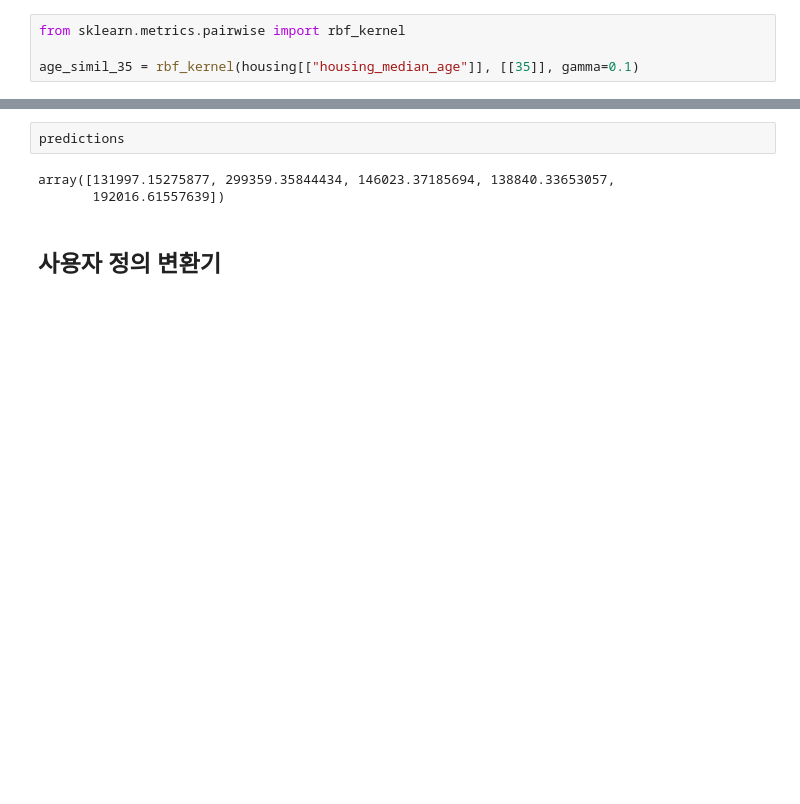
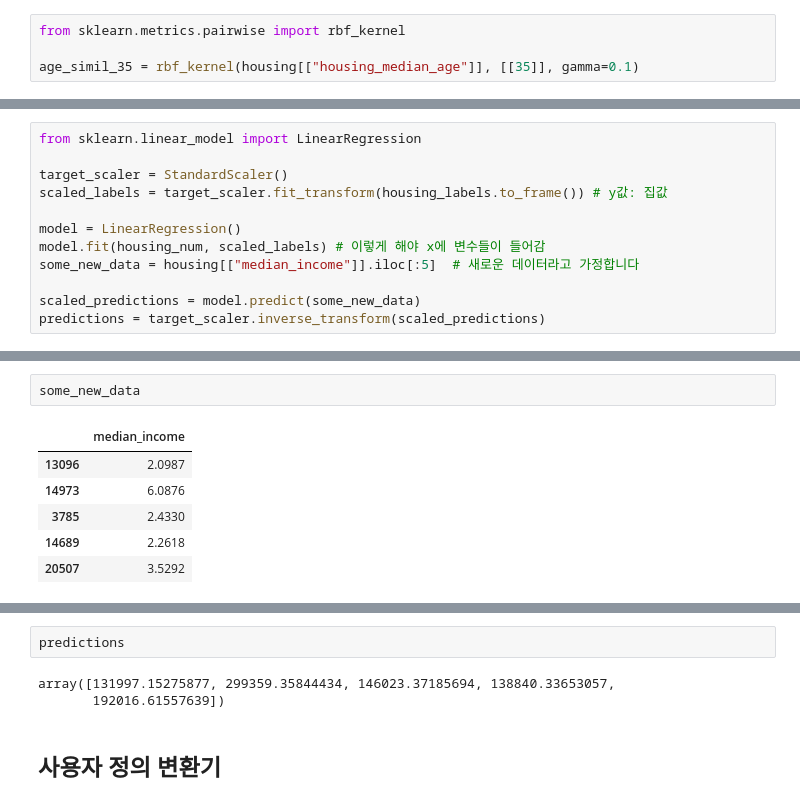
Before and after one commit to idseop/MachineLearning, a Jupyter notebook: 02_end_to_end_machine_learning_project.ipynb, the cells around one changed output, grey strips where cells are left out. Cells and saved outputs as stored; diff of their text form; blank space fills up the shorter version.

```diff
--- a/02_end_to_end_machine_learning_project.ipynb
+++ b/02_end_to_end_machine_learning_project.ipynb
@@ -859,0 +860,12 @@ array([[131997.15275877],
+# %%
+from sklearn.linear_model import LinearRegression
+
+target_scaler = StandardScaler()
+scaled_labels = target_scaler.fit_transform(housing_labels.to_frame()) # y값: 집값
+
+model = LinearRegression()
+model.fit(housing_num, scaled_labels) # 이렇게 해야 x에 변수들이 들어감
+some_new_data = housing[["median_income"]].iloc[:5]  # 새로운 데이터라고 가정합니다
+
+scaled_predictions = model.predict(some_new_data)
+predictions = target_scaler.inverse_transform(scaled_predictions)
@@ -859,0 +882,9 @@ array([[131997.15275877],
+# %%
+some_new_data
+# %% [output]
+|  | median_income |
+| 13096 | 2.0987 |
+| 14973 | 6.0876 |
+| 3785 | 2.4330 |
+| 14689 | 2.2618 |
+| 20507 | 3.5292 |
```
Also changed, not shown: parts of 27 cells of this notebook.
